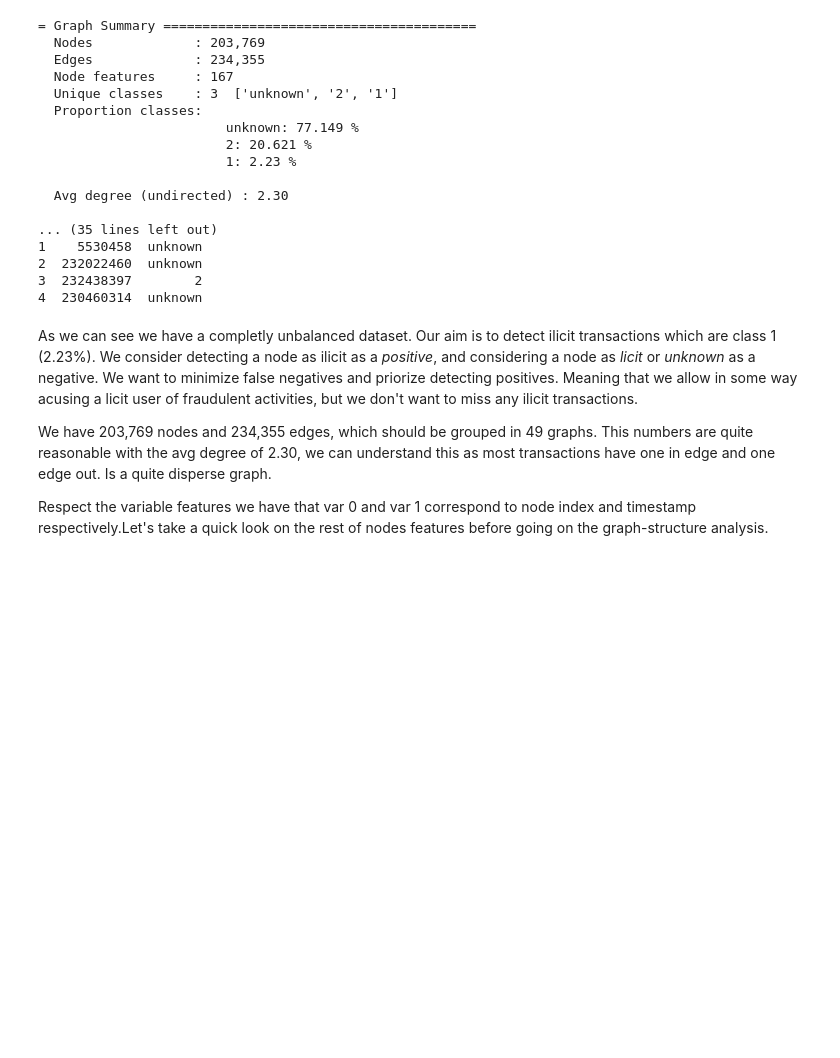
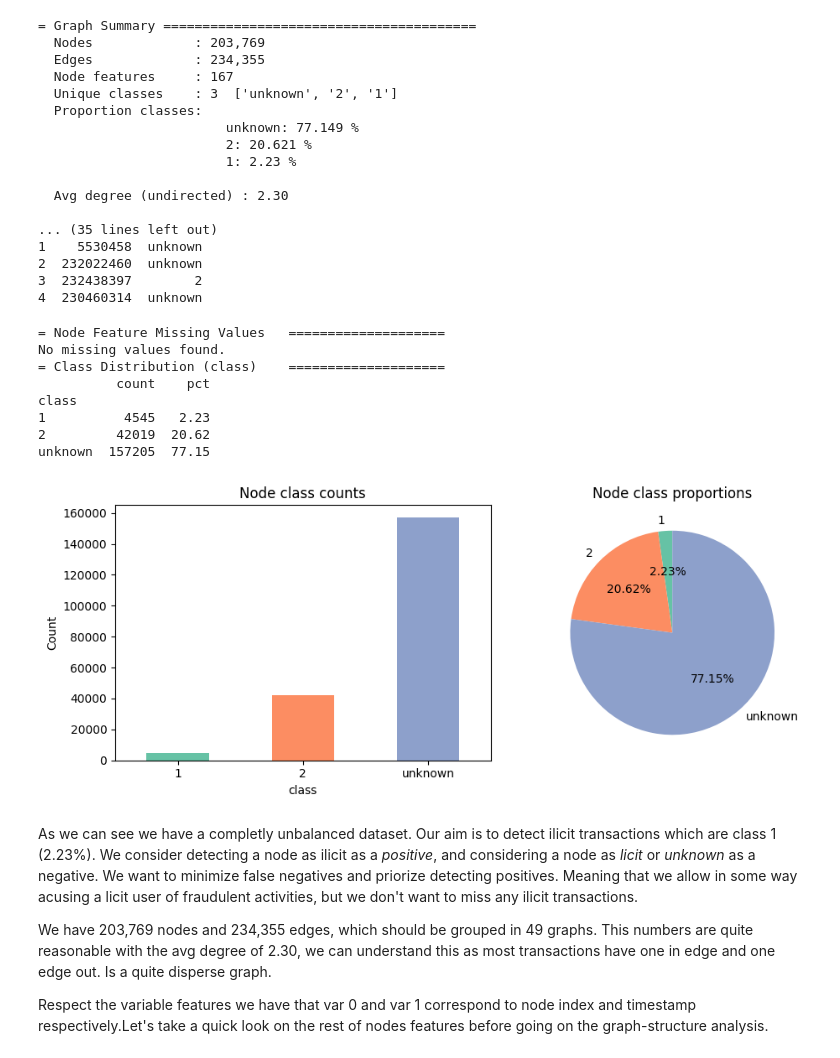
Before and after one commit to mcbosch/fraud-detection, a Jupyter notebook: notebooks/ellipticEDA.ipynb, the cells around one changed output. Drawn from its saved outputs; the diff is of its cells as text; code cells hidden in the pictures; blank space fills up the shorter version.

```diff
--- a/notebooks/ellipticEDA.ipynb
+++ b/notebooks/ellipticEDA.ipynb
@@ -82,6 +82,21 @@ structinspector.run(GED)
 2  232022460  unknown
 3  232438397        2
 4  230460314  unknown
+# %%
+structinspector.set_strategy(NodeMissingValuesStrategy())
+structinspector.run(GED)
+structinspector.set_strategy(ClassDistributionStrategy())
+structinspector.run(GED)
+# %% [output]
+= Node Feature Missing Values   ====================
+No missing values found.
+= Class Distribution (class)    ====================
+          count    pct
+class
+1          4545   2.23
+2         42019  20.62
+unknown  157205  77.15
+[figure, added]
 # %% [markdown]
 As we can see we have a completly unbalanced dataset. Our aim is to detect ilicit transactions which are class 1 (2.23%). We consider detecting a node as ilicit as a *positive*, and considering a node as *licit* or *unknown* as a negative. We want to minimize false negatives and priorize detecting positives. Meaning that we allow in some way acusing a licit user of fraudulent activities, but we don't want to miss any ilicit transactions.
 
```
Also changed, not shown: parts of 2 cells of this notebook, 6 other files.
